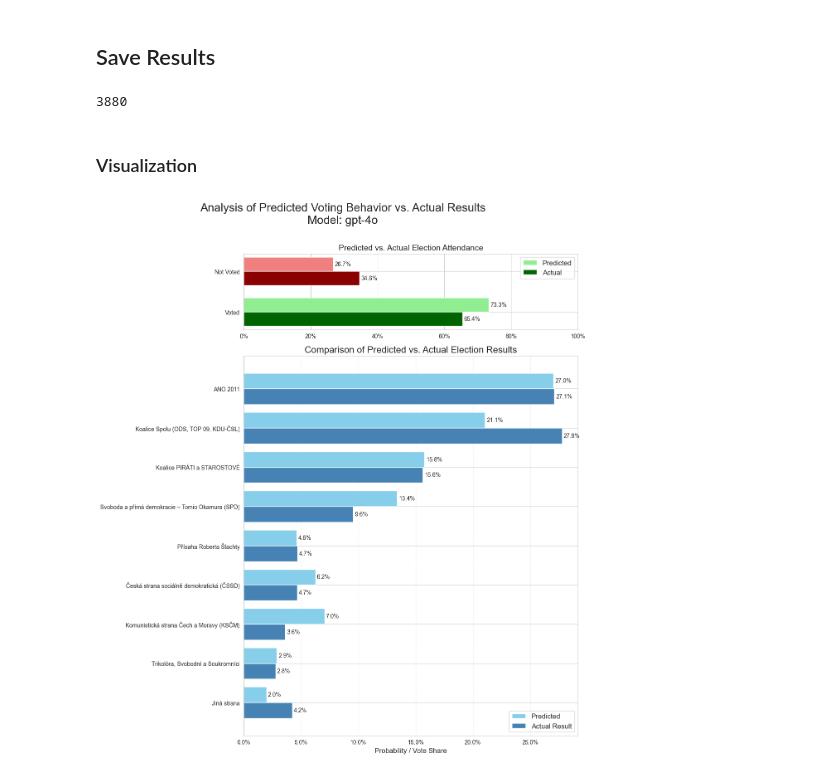
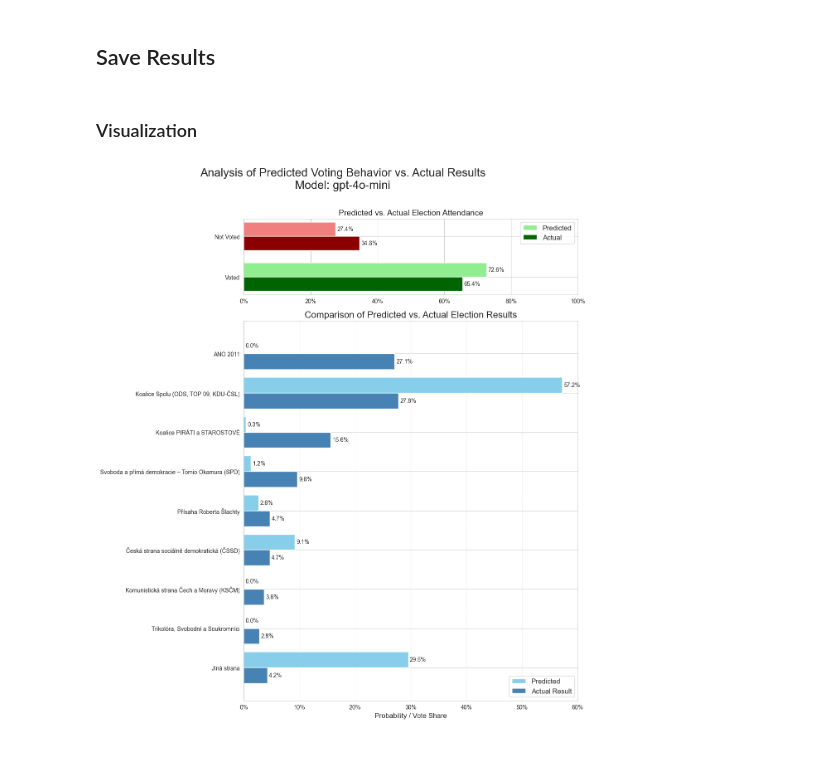
Before and after one commit to 11NIKTO11/Panel_LLM, a Jupyter notebook: SoD_data_processing.ipynb, the cells around one changed output. Cells and saved outputs as stored; diff of their text form; code cells hidden in the pictures.

```diff
--- a/SoD_data_processing.ipynb
+++ b/SoD_data_processing.ipynb
@@ -26,11 +27,12 @@ import Utils
 
 PROVIDER = "openai"
 # MODEL = "gpt-4.1-nano"   # GPT-4.1 Nano (cheapest, fastest)
-# MODEL = "gpt-4o-mini"     # GPT-4o Mini (cheaper, faster)
+MODEL = "gpt-4o-mini"     # GPT-4o Mini (cheaper, faster)
 # MODEL = "gpt-4.1"       # GPT-4.1 (flagship reasoning model)
-MODEL = "gpt-4o"        # GPT-4 Omni (fast, high quality)
+# MODEL = "gpt-4o"        # GPT-4 Omni (fast, high quality)
 
 TEMPERATURE = 0
+VOTING_RESULT = VotingResult.VotingPick
 
 # responses_api = Models_Utils.check_response_api_support(provider)
 # %%
@@ -224,25 +218,21 @@ else:
 # %%
-voting_results_df = Save_Utils.results_to_dataframe(voting_results)
-voting_results_df.to_csv(f"results/voting_results_n={len(voting_results_df)}_t={TEMPERATURE}_{MODEL}.csv", index=True)
-voting_results_df.to_csv(f"results/voting_results_n={len(voting_results_df)}_t={TEMPERATURE}_{MODEL}_{datetime.datetime.now().strftime("%Y-%m-%d-%H-%M-%S")}.csv", index=True)
+voting_results_df.to_csv(f"results/voting_results_n={len(voting_results_df)}_t={TEMPERATURE}_{MODEL}_{VOTING_RESULT.__name__}.csv", index=True)
+voting_results_df.to_csv(f"results/voting_results_n={len(voting_results_df)}_t={TEMPERATURE}_{MODEL}_{VOTING_RESULT.__name__}_{datetime.datetime.now().strftime("%Y-%m-%d-%H-%M-%S")}.csv", index=True)
-# %% [output]
-3880
 # %%
-voting_results_df = pd.read_csv(f"results/voting_results_n={len(respondents)}_t={TEMPERATURE}_{MODEL}.csv", index_col=0)
+voting_results_df = pd.read_csv(f"results/voting_results_n={len(respondents)}_t={TEMPERATURE}_{MODEL}_{VOTING_RESULT.__name__}.csv", index_col=0)
 # %% [markdown]
 ### Visualization
 # %%
 actual_results_df = Data_Utils.load_actual_results()
-actual_results = actual_results_df[actual_results_df["region"]=="Česko"].iloc[0].drop
+actual_results = actual_results_df[actual_results_df["region"]=="Česko"].iloc[0]
 predicted_results = Data_Utils.aggregate_results_from_df(voting_results_df)
 # %%
-reload(Visualization_Utils)
 # Visualize the results
 _ = Visualization_Utils.visualize_comprehensive_results(
     predicted_results,
     actual_results,
     Data_Utils.PARTY_COLUMNS_2021,
     model_name=MODEL, actual_is_claimed=False
 )
 # %% [output]
-[figure, old version]
+[figure, new version]
```
Also changed, not shown: parts of 18 cells of this notebook, 4 other files.
